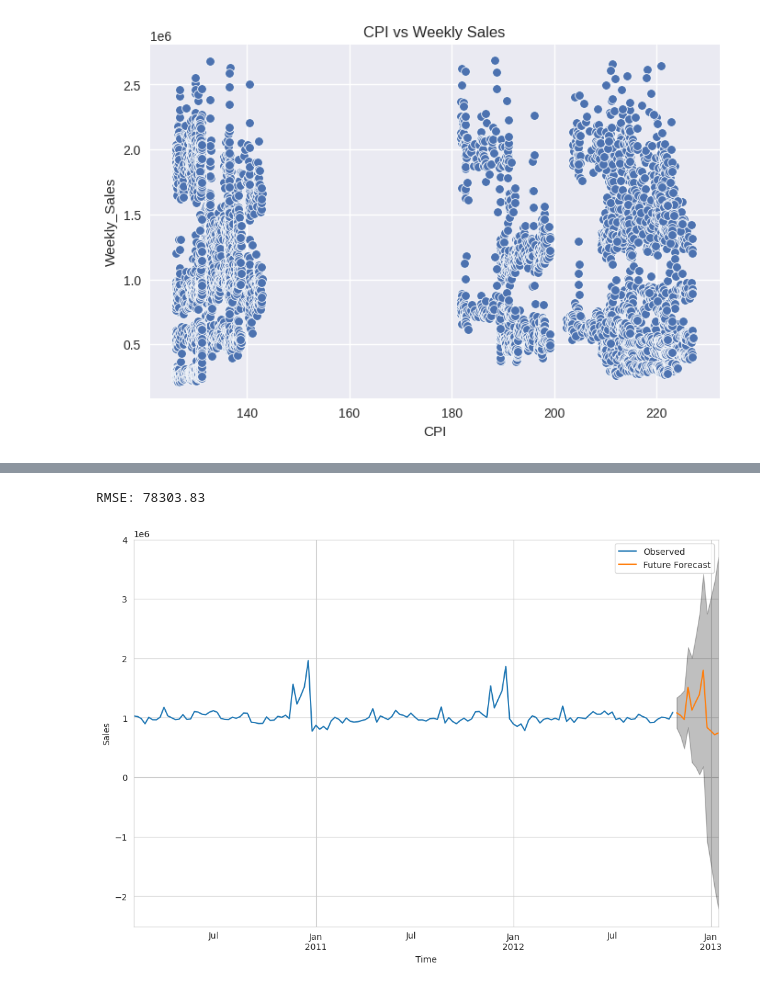
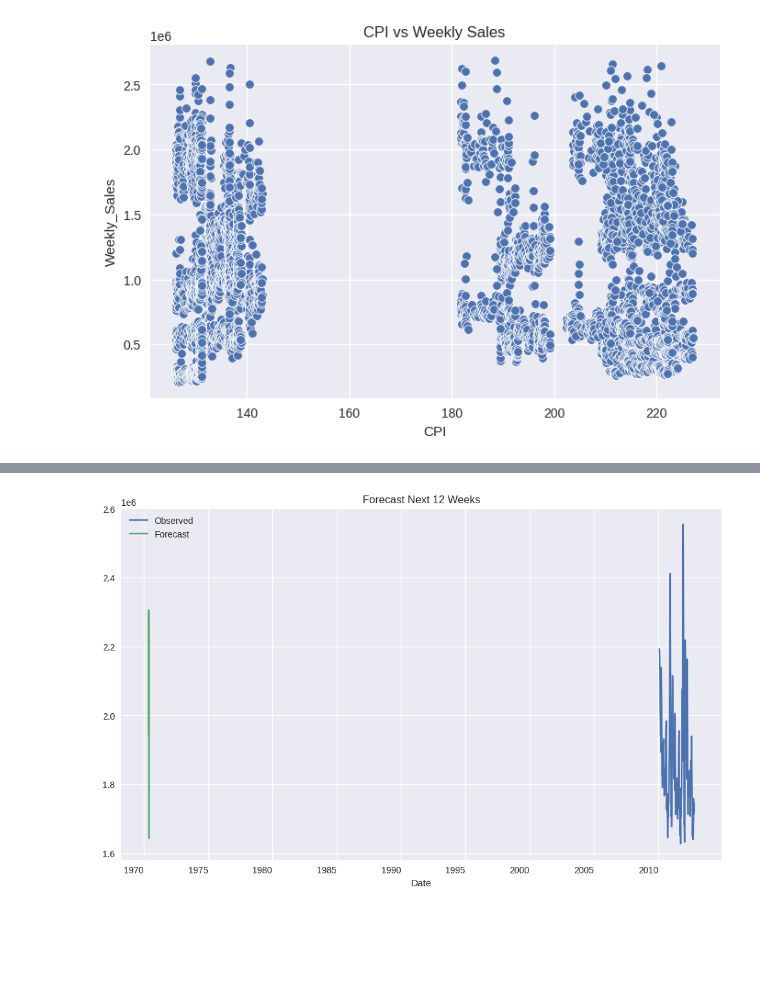
Before and after one commit to anur8591/walmart_capstone_project, a Jupyter notebook: walmart_capstone_project.ipynb, the cells around one changed output, grey strips where cells are left out. Saved outputs shown, nothing was run; the diff lists cells and outputs as text; code cells hidden in the pictures; blank space fills up the shorter version.

```diff
--- a/walmart_capstone_project.ipynb
+++ b/walmart_capstone_project.ipynb
@@ -211,0 +221,3 @@ sales.head()
+# %%
+top5 = store_sales.head(5).index
+top5
@@ -211,0 +226,5 @@ sales.head()
+# %%
+store_id = top5[0]
+store_data = df[df['Store'] == store_id]
+sales = store_data.groupby(store_data.index)['Weekly_Sales'].sum()
+sales.head()
@@ -244,6 +253,9 @@ plt.show()
 # %%
-import statsmodels.api as sm
-
-model = sm.tsa.statespace.SARIMAX(y1,order=(4,4,3),seasonal_order=(1,1,0,52),enforce_invertibility=False)
+model = sm.tsa.statespace.SARIMAX(
+        sales,
+        order=(4,4,3),
+        seasonal_order=(1,1,0,52),
+        enforce_invertibility=False
+)
 results = model.fit()
 # %%
@@ -265,6 +281,4 @@ sigma2      1.696e+10   7.93e-11   2.14e+20      0.000     1.7e+10     1.7e+10
 # %%
-import seaborn as sns
-sns.set_style('whitegrid')
 results.plot_diagnostics(figsize=(15,12))
 plt.show()
 # %% [output]
@@ -313,23 +322,11 @@ plt.show()
-# %%
-y_forecasted = pred_dynamic.predicted_mean
-y_truth = y1['2012-7-27':]
-rmse = np.sqrt(((y_forecasted - y_truth) ** 2).mean())
-print("RMSE:", round(rmse,2))
-# %% [output]
-RMSE: 78303.83
 # %%
 pred_uc = results.get_forecast(steps=12)
 pred_ci = pred_uc.conf_int()
 # %%
-ax = y1.plot(label='Observed', figsize=(12,8))
-pred_uc.predicted_mean.plot(ax=ax, label='Future Forecast')
-ax.fill_between(pred_ci.index,
-                pred_ci.iloc[:,0],
-                pred_ci.iloc[:,1],
-                color='k', alpha=.25)
-plt.xlabel("Time")
-plt.ylabel("Sales")
+ax = sales.plot(label='Observed', figsize=(12,8))
+pred_uc.predicted_mean.plot(ax=ax, label='Forecast')
+plt.title('Forecast Next 12 Weeks')
 plt.legend()
 plt.show()
 # %% [output]
-[figure, old version]
+[figure, new version]
```
Also changed, not shown: parts of 25 cells of this notebook.
